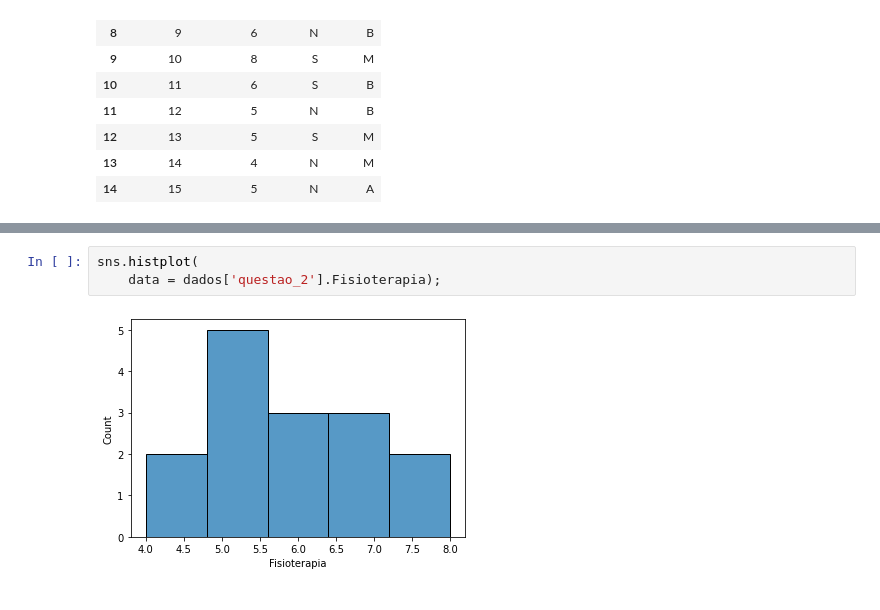
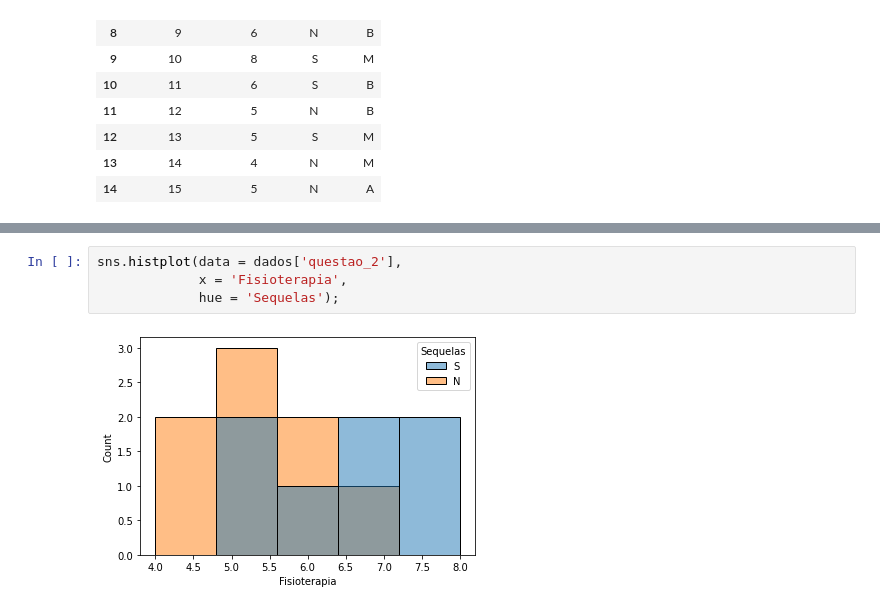
Before and after one commit to douglascdsantos/unesp_estatistica_e_probabilidade, a Jupyter notebook: aula01/lista_de_exercícios_01.ipynb, the cells around one changed output, grey strips where cells are left out. Saved outputs shown, nothing was run; the diff lists cells and outputs as text.

```diff
--- a/aula01/lista_de_exercícios_01.ipynb
+++ b/aula01/lista_de_exercícios_01.ipynb
@@ -78,5 +117,6 @@ sns.histplot(data = dados['questao_2'],
 # %%
-sns.histplot(
-    data = dados['questao_2'].Fisioterapia);
+sns.histplot(data = dados['questao_2'],
+             x = 'Fisioterapia',
+             hue = 'Sequelas');
 # %% [output]
-[figure, old version]
+[figure, new version]
```
Also changed, not shown: parts of 15 cells of this notebook.
